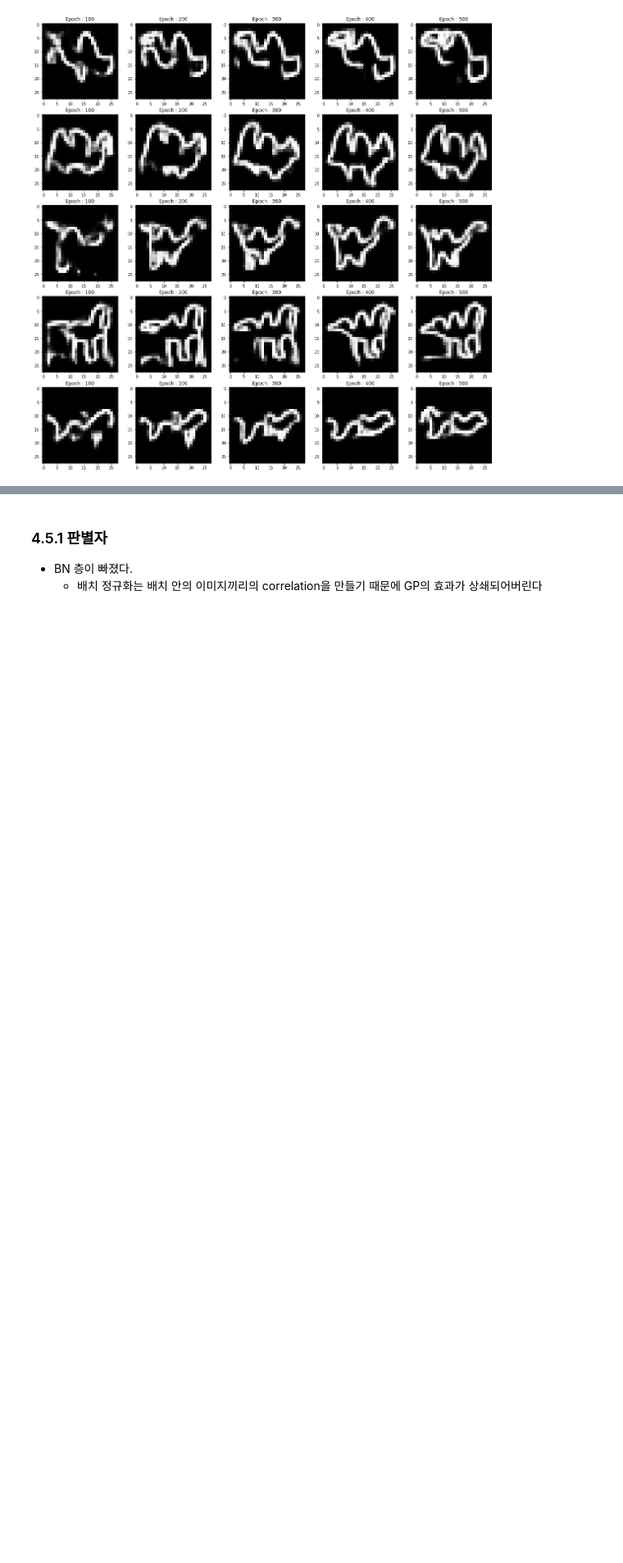
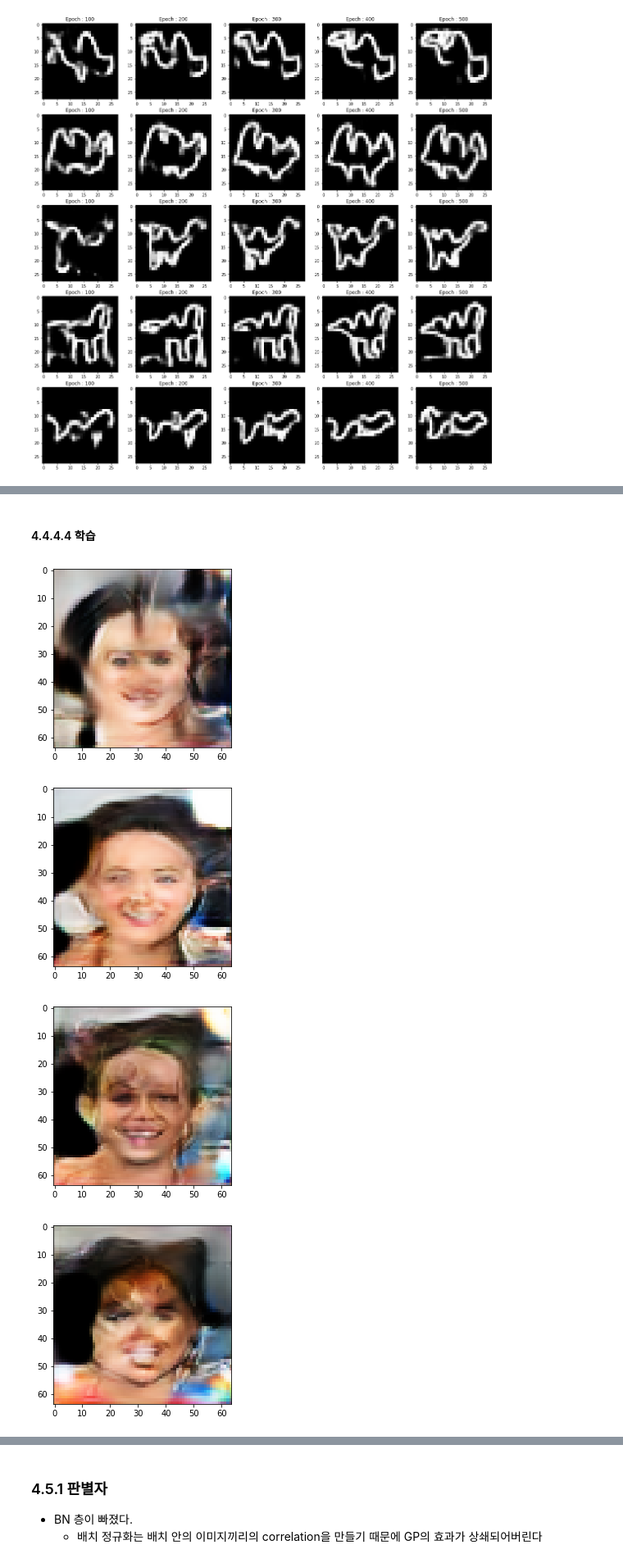
Before and after one commit to HongSungRae/Generative-Deep-Learning-for-Pytorch, a Jupyter notebook: 4장.GAN-생성적 적대 신경망.ipynb, the cells around one changed output, grey strips where cells are left out. Shown at 82% size. Saved outputs shown, nothing was run; the diff lists cells and outputs as text; code cells hidden in the pictures; blank space fills up the shorter version.

Commit message:
Color image로 실험하기

```diff
--- a/4장.GAN-생성적 적대 신경망.ipynb
+++ b/4장.GAN-생성적 적대 신경망.ipynb
@@ -552,0 +685,75 @@ for col in range(1,5+1):
+# %% [markdown]
+#### 4.4.4.4 학습
+# %%
+epochs = 500
+bs = 64
+lr_g = 1e-3
+lr_d = 1e-5
+
+n_train_images = 5000*4 # 시간이 오래걸려 일부만 사용하겠다
+train_dataloader = DataLoader(train_dataset,32,shuffle=True, drop_last=True)
+test_dataloader = DataLoader(test_dataset,32,shuffle=True, drop_last=True)
+
+generator = Generator().cuda()
+discriminator = Discriminator().cuda()
+
+optimizer_d = torch.optim.RMSprop(params=discriminator.parameters(),lr=lr_d) # !중요 : D의 성능이 G에 비해 너무 빨리 올라서 D의 성능을 lr 조정을 통해 더디게 만들었다.
+optimizer_g = torch.optim.RMSprop(params=generator.parameters(),lr=lr_g)
+# %%
+# 학습
+from tqdm import tqdm
+import torchvision
+
+train_discriminator_fake_loss = []
+train_discriminator_real_loss = []
+train_generator_loss = []
+
+z_seed = torch.randn((bs,100)).cuda()
+results = []
+
+for epoch in tqdm(range(epochs)):
+    for i,(image,_) in enumerate(train_dataloader):
+        if (i*bs) > n_train_images:
+            break
+        else:
+            image = torchvision.transforms.Resize((64,64))(image)
+            image = image.type(torch.FloatTensor).cuda()
+            z = torch.randn((bs,100)).cuda()
+
+            # discriminator 학습
+            ## optimizer_d와 optimizer_g는 각각 D와 G에 대해서만 최적화를 진행하므로 따로 freeze하지 않아도 같은 효과를 낸다
+            pred_real = torch.tanh(discriminator(image))# (bs, 1) -> 1로 예측하게 # [-1,1]
+            pred_fake = torch.tanh(discriminator(generator(z))) # (bs, 1) -> -1로 예측하게 # [-1,1]
+            loss_d_real = torch.mean(pred_real)
+            loss_d_fake = torch.mean(pred_fake)
+            loss_d = -loss_d_real + loss_d_fake # min(-(+1)+(-1)) # [-2,2]
+            optimizer_d.zero_grad()
+            loss_d.backward()
+            optimizer_d.step()
+            train_discriminator_real_loss.append(loss_d_real.item())
+            train_discriminator_fake_loss.append(loss_d_fake.item())
+
+            for parameter in discriminator.parameters():
+                parameter.data.clamp_(-0.01, 0.01)
+
+            # generator 학습, 5eph 마다 G가 학습되게 수정해보았다
+            if (i+1)%5 == 0:
+                z = torch.randn((bs,100)).cuda()
+                generated = torch.tanh(discriminator(generator(z))) # (bs, 1) -> 1로 예측하게
+                loss_g = -torch.mean(generated) # min(-(+1))
+                optimizer_g.zero_grad()
+                loss_g.backward()
+                optimizer_g.step()
+                train_generator_loss.append(-loss_g.item())
+
+    # 중간 점검용
+    if (epoch+1)%100==0:
+        results.append(generator(z_seed).cpu().detach())
+        img = generator(z_seed)[0].detach().cpu().numpy()
+        plt.imshow(np.einsum('c...->...c', img))
+        plt.show()
+# %% [output]
+[figure, added]
+[figure, added]
+[figure, added]
+[figure, added]
```
Also changed, not shown: parts of 15 cells of this notebook.
